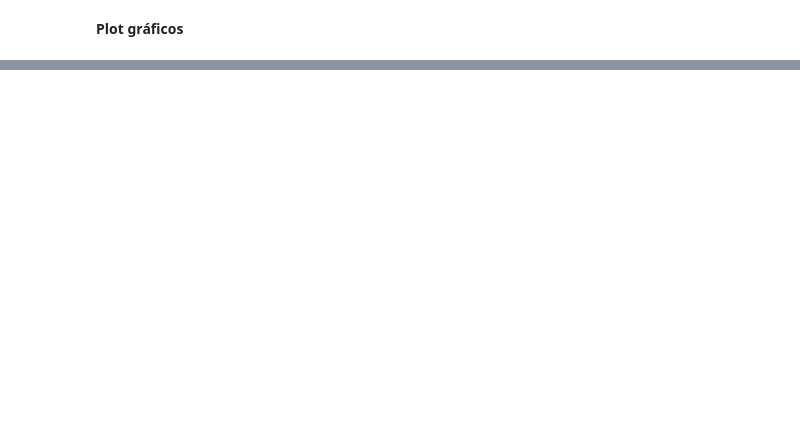
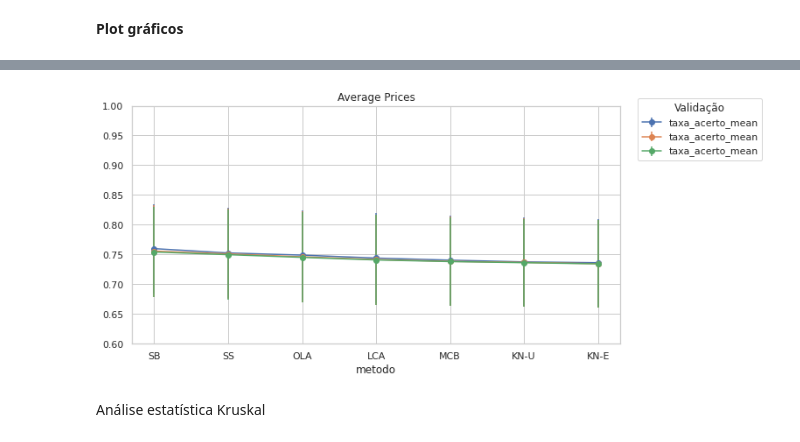
Before and after one commit to Francimaria/ensemble_learning, a Jupyter notebook: Exercicio-3/mcs_exe_3.ipynb, the cells around one changed output, grey strips where cells are left out. Cells and saved outputs as stored; diff of their text form; code cells hidden in the pictures; blank space fills up the shorter version.

```diff
--- a/Exercicio-3/mcs_exe_3.ipynb
+++ b/Exercicio-3/mcs_exe_3.ipynb
@@ -336,0 +357,15 @@ Dataset :  kc1
+# %%
+# Subplots as having two types of quality
+fig, ax = plt.subplots(figsize=(10,5))
+
+for key, group in df_data.groupby('KDN'):
+    # group.plot('metodo', 'taxa_acerto_mean', yerr='taxa_acerto_std',
+    #            label=key, ax=ax)
+    ax = group.plot(kind = "line", x = "metodo", y = "taxa_acerto_mean", legend = True,
+            title = "Average Prices", yerr = "taxa_acerto_std", ax=ax, stacked=True, ylim=[0.6,1.0], fmt='-o')
+    ax.legend(loc='center right',bbox_to_anchor=(1.3, 0.9), ncol=1, title="Validação")
+plt.show()
+# %% [output]
+[figure, added]
+# %% [markdown]
+Análise estatística Kruskal
```
Also changed, not shown: parts of 9 cells of this notebook.
